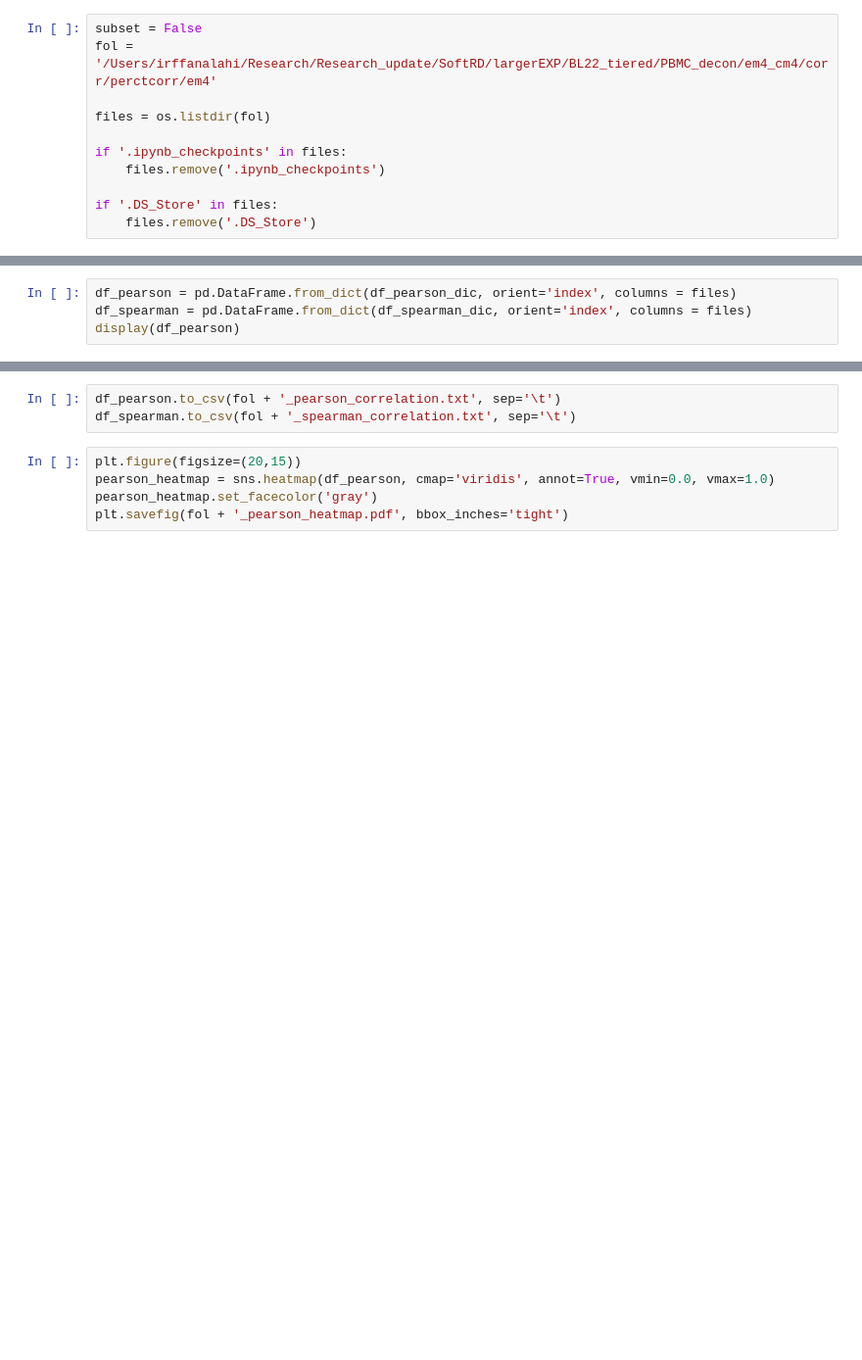
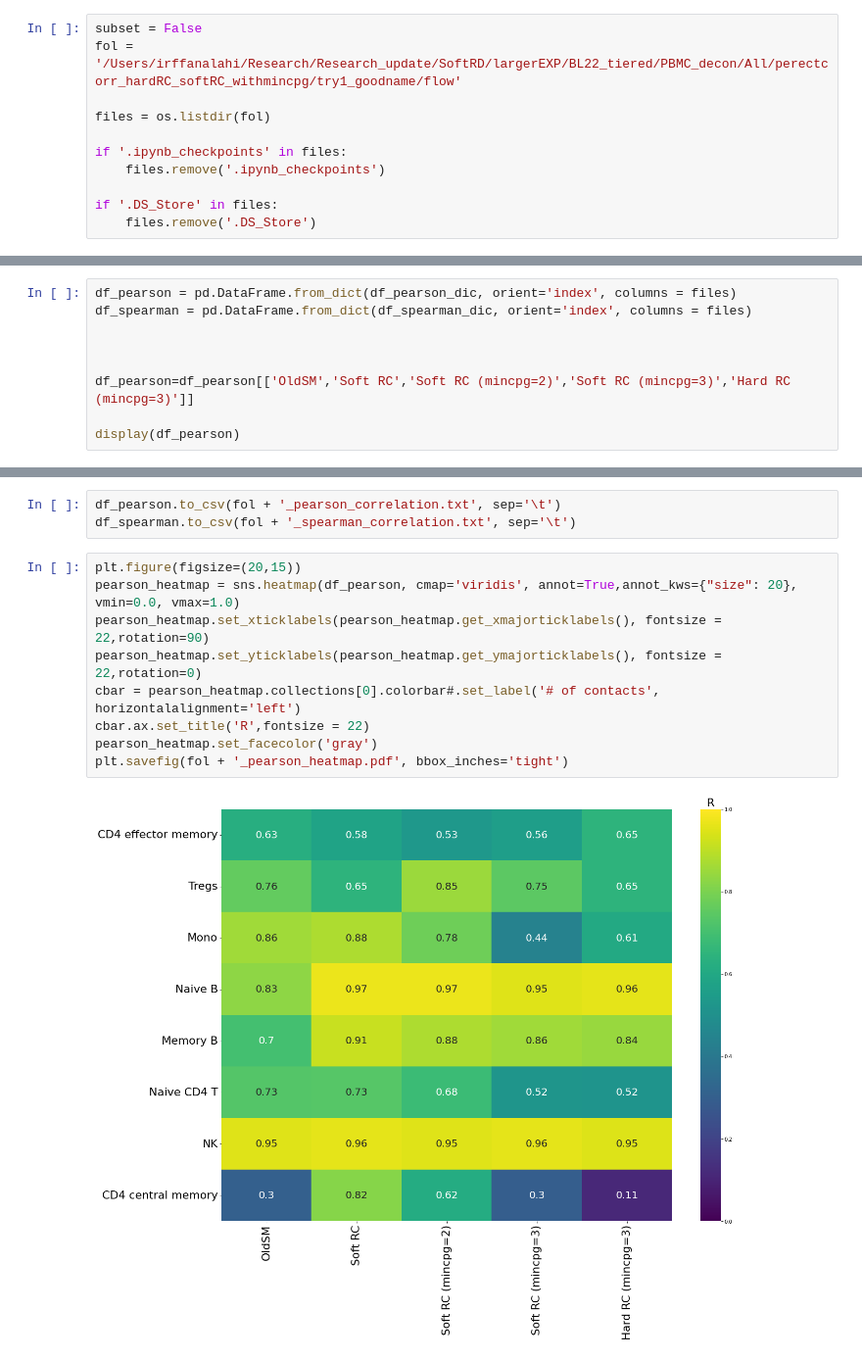
Before and after one commit to Irfanwustl/Research_code, a Jupyter notebook: Bilge/methodsummary/method_correlation_new_cellrenamed.ipynb, the cells around one changed output, grey strips where cells are left out. Shown: that part at 98% size. Saved outputs shown, nothing was run; the diff lists cells and outputs as text; blank space fills up the shorter version.

```diff
--- a/Bilge/methodsummary/method_correlation_new_cellrenamed.ipynb
+++ b/Bilge/methodsummary/method_correlation_new_cellrenamed.ipynb
@@ -7,7 +7,7 @@ import os
 from scipy.stats.mstats import pearsonr, spearmanr
 # %%
 subset = False
-fol = '/Users/irffanalahi/Research/Research_update/SoftRD/largerEXP/BL22_tiered/PBMC_decon/em4_cm4/corr/perctcorr/em4'
+fol = '/Users/irffanalahi/Research/Research_update/SoftRD/largerEXP/BL22_tiered/PBMC_decon/All/perectcorr_hardRC_softRC_withmincpg/try1_goodname/flow'
 
 files = os.listdir(fol)
 
@@ -78,4 +76,9 @@ KeyError: 'NaiveCD8'
 # %%
 df_pearson = pd.DataFrame.from_dict(df_pearson_dic, orient='index', columns = files)
 df_spearman = pd.DataFrame.from_dict(df_spearman_dic, orient='index', columns = files)
+
+
+
+df_pearson=df_pearson[['OldSM','Soft RC','Soft RC (mincpg=2)','Soft RC (mincpg=3)','Hard RC (mincpg=3)']]
+
 display(df_pearson)
@@ -90,8 +113,14 @@ df_pearson.to_csv(fol + '_pearson_correlation.txt', sep='\t')
 df_spearman.to_csv(fol + '_spearman_correlation.txt', sep='\t')
 # %%
 plt.figure(figsize=(20,15))
-pearson_heatmap = sns.heatmap(df_pearson, cmap='viridis', annot=True, vmin=0.0, vmax=1.0)
+pearson_heatmap = sns.heatmap(df_pearson, cmap='viridis', annot=True,annot_kws={"size": 20}, vmin=0.0, vmax=1.0)
+pearson_heatmap.set_xticklabels(pearson_heatmap.get_xmajorticklabels(), fontsize = 22,rotation=90)
+pearson_heatmap.set_yticklabels(pearson_heatmap.get_ymajorticklabels(), fontsize = 22,rotation=0)
+cbar = pearson_heatmap.collections[0].colorbar#.set_label('# of contacts', horizontalalignment='left')
+cbar.ax.set_title('R',fontsize = 22)
 pearson_heatmap.set_facecolor('gray')
 plt.savefig(fol + '_pearson_heatmap.pdf', bbox_inches='tight')
+# %% [output]
+[figure, added]
 # %%
 plt.figure(figsize=(20,15))
```
Also changed, not shown: parts of 14 cells of this notebook, 4 other files.
